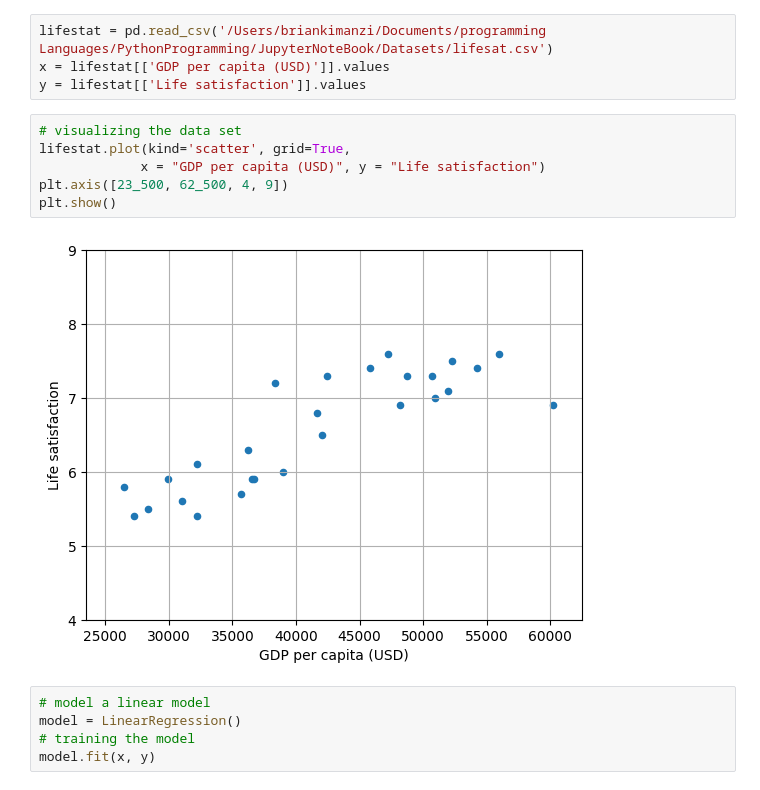
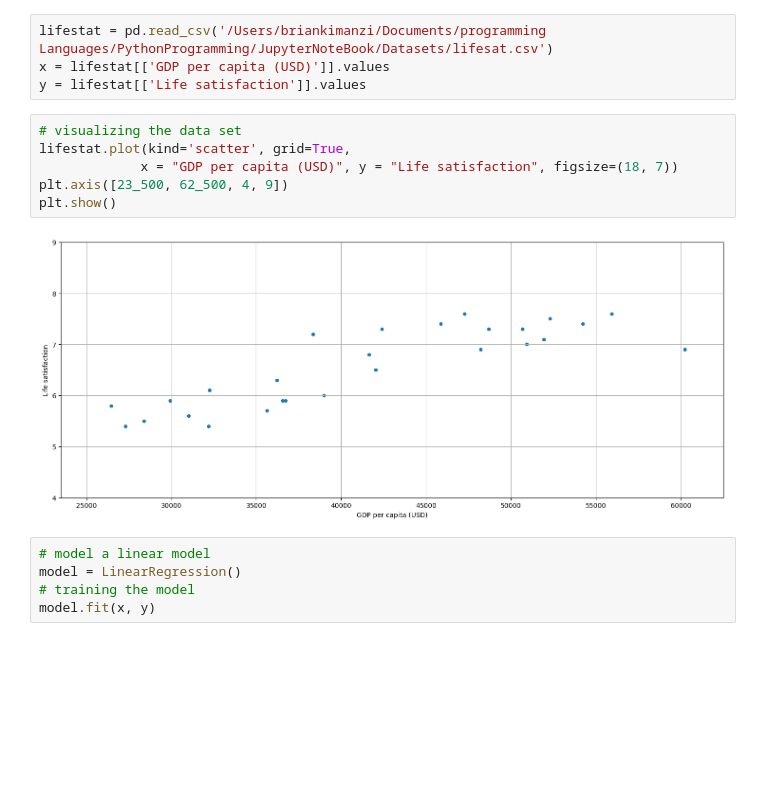
Before and after one commit to Brian342/JupyterNoteBook, a Jupyter notebook: Hands-On_Machine_Learning_with_Scikit-Learn.ipynb, the cells around one changed output. Cells and saved outputs as stored; diff of their text form; blank space fills up the shorter version.

```diff
--- a/Hands-On_Machine_Learning_with_Scikit-Learn.ipynb
+++ b/Hands-On_Machine_Learning_with_Scikit-Learn.ipynb
@@ -20,11 +20,11 @@ y = lifestat[['Life satisfaction']].values
 # %%
 # visualizing the data set
 lifestat.plot(kind='scatter', grid=True,
-             x = "GDP per capita (USD)", y = "Life satisfaction")
+             x = "GDP per capita (USD)", y = "Life satisfaction", figsize=(18, 7))
 plt.axis([23_500, 62_500, 4, 9])
 plt.show()
 # %% [output]
-[figure, old version]
+[figure, new version]
 # %%
 # model a linear model
 model = LinearRegression()
```
Also changed, not shown: parts of 4 cells of this notebook, 1 other file.
